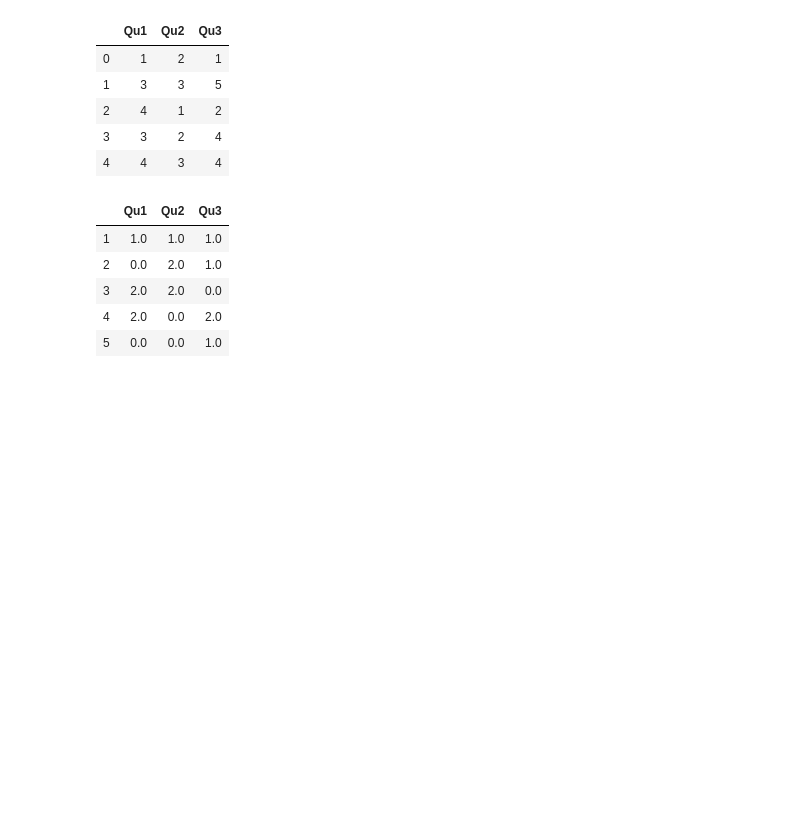
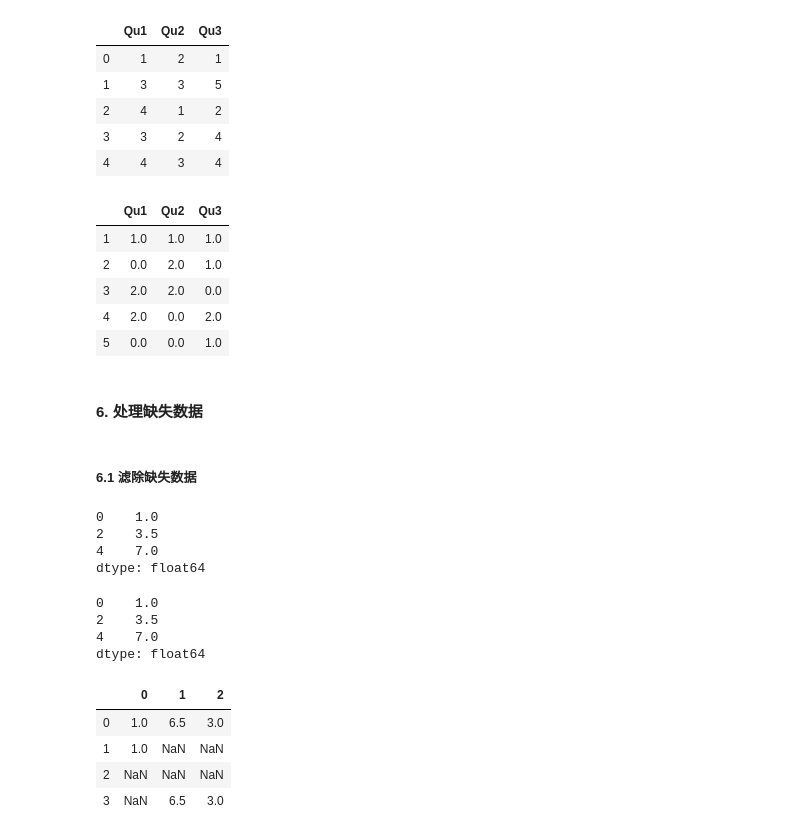
Before and after one commit to wminc/Data_Analysis_First, a Jupyter notebook: my_study/ch05.ipynb, the cells around one changed output. Drawn from its saved outputs; the diff is of its cells as text; code cells hidden in the pictures; blank space fills up the shorter version.

```diff
--- a/my_study/ch05.ipynb
+++ b/my_study/ch05.ipynb
@@ -1241,3 +1241,31 @@ result
 | 3 | 2.0 | 2.0 | 0.0 |
 | 4 | 2.0 | 0.0 | 2.0 |
 | 5 | 0.0 | 0.0 | 1.0 |
+# %% [markdown]
+#### 6. 处理缺失数据
+# %% [markdown]
+##### 6.1 滤除缺失数据
+# %%
+data = Series([1,np.nan,3.5,np.nan,7])
+data.dropna()
+# %% [output]
+0    1.0
+2    3.5
+4    7.0
+dtype: float64
+# %%
+data[data.notnull()]
+# %% [output]
+0    1.0
+2    3.5
+4    7.0
+dtype: float64
+# %%
+df = DataFrame([[1,6.5,3],[1,np.nan,np.nan],[np.nan,np.nan,np.nan],[np.nan,6.5,3]])
+df
+# %% [output]
+|  | 0 | 1 | 2 |
+| 0 | 1.0 | 6.5 | 3.0 |
+| 1 | 1.0 | NaN | NaN |
+| 2 | NaN | NaN | NaN |
+| 3 | NaN | 6.5 | 3.0 |
```
Also changed, not shown: parts of 9 cells of this notebook, 4 other files.
